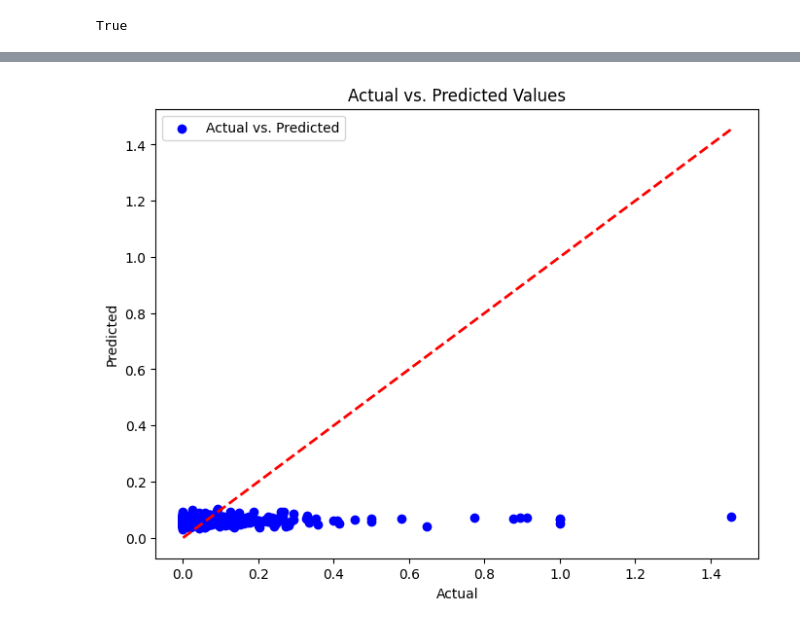
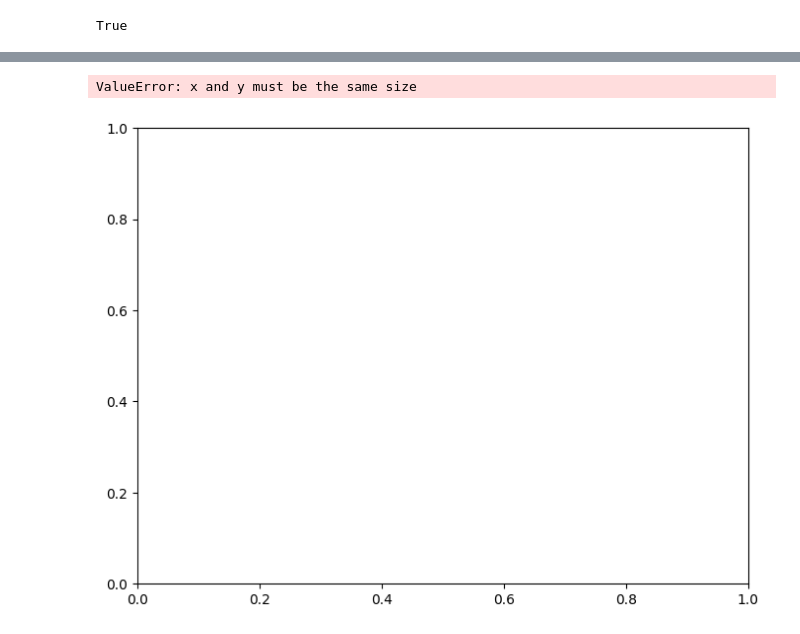
Before and after one commit to vladislabv/machine-learning-project, a Jupyter notebook: notebooks/3.2-vst-catboost-algorithm.ipynb, the cells around one changed output, grey strips where cells are left out. Saved outputs shown, nothing was run; the diff lists cells and outputs as text; code cells hidden in the pictures.

```diff
--- a/notebooks/3.2-vst-catboost-algorithm.ipynb
+++ b/notebooks/3.2-vst-catboost-algorithm.ipynb
@@ -176,15 +195,16 @@ plt.show()
 # %%
 # Scatter plot of actual vs. predicted values
 plt.figure(figsize=(8, 6))
-plt.scatter(y_test, y_test_pred, color='blue', label='Actual vs. Predicted')
-plt.plot([min(y_test), max(y_test)], [min(y_test), max(y_test)], color='red', linestyle='--', lw=2)
+plt.scatter(y_test_remove_outliers, y_test_pred_remove_outliers, color='blue', label='Actual vs. Predicted')
+plt.plot([min(y_test_remove_outliers), max(y_test_remove_outliers)], [min(y_test_remove_outliers), max(y_test_remove_outliers)], color='red', linestyle='--', lw=2)
 plt.xlabel('Actual')
 plt.ylabel('Predicted')
 plt.title('Actual vs. Predicted Values')
 plt.legend()
 plt.show()
 # %% [output]
+ValueError: x and y must be the same size
-[figure, old version]
+[figure, new version]
 # %%
 # Save the model
 best_model.save_model(os.path.join('TRAINED_MODELS_PATH', 'catboost_model.bin'))
```
Also changed, not shown: parts of 14 cells of this notebook, 6 other files.
